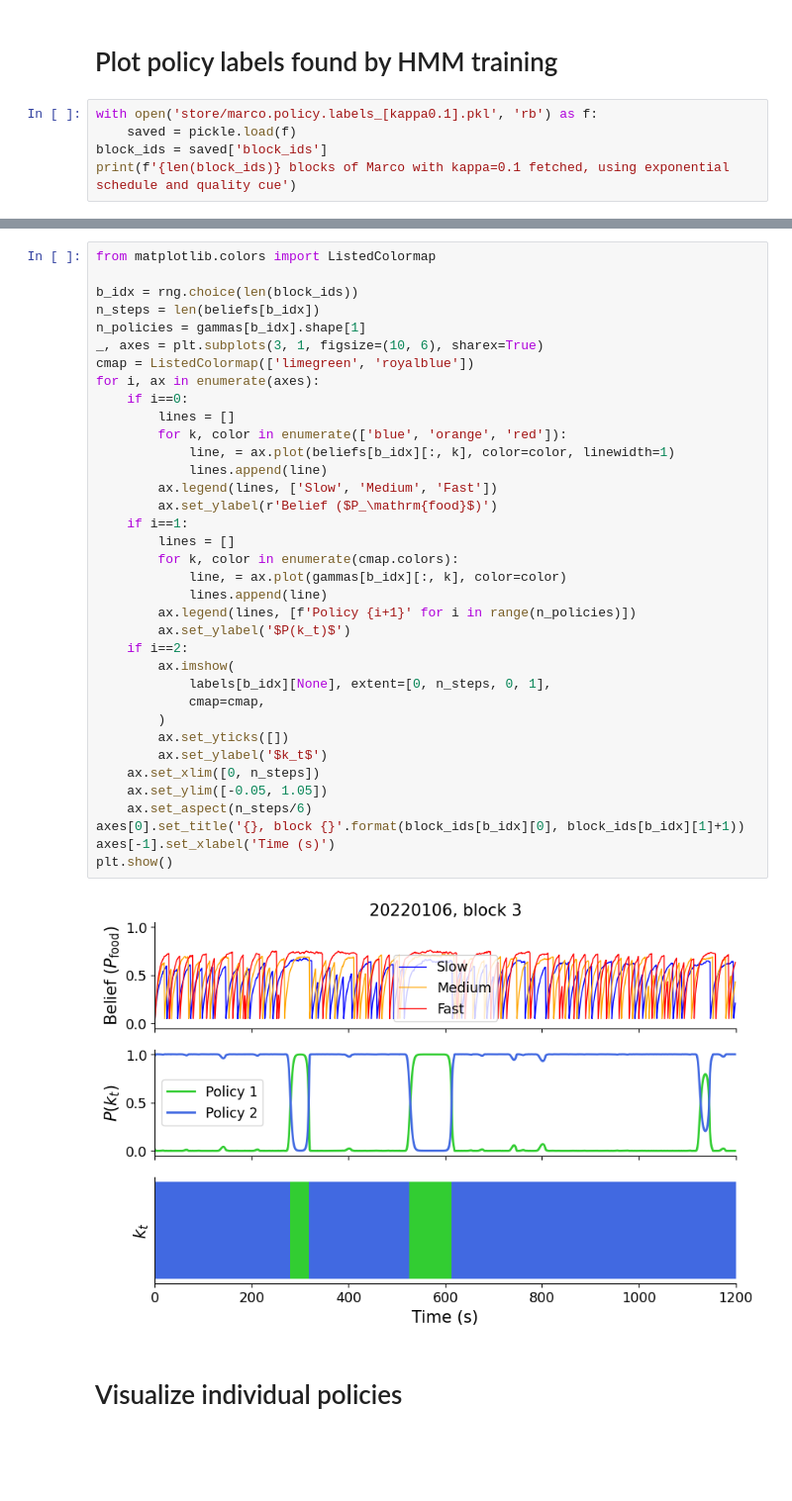
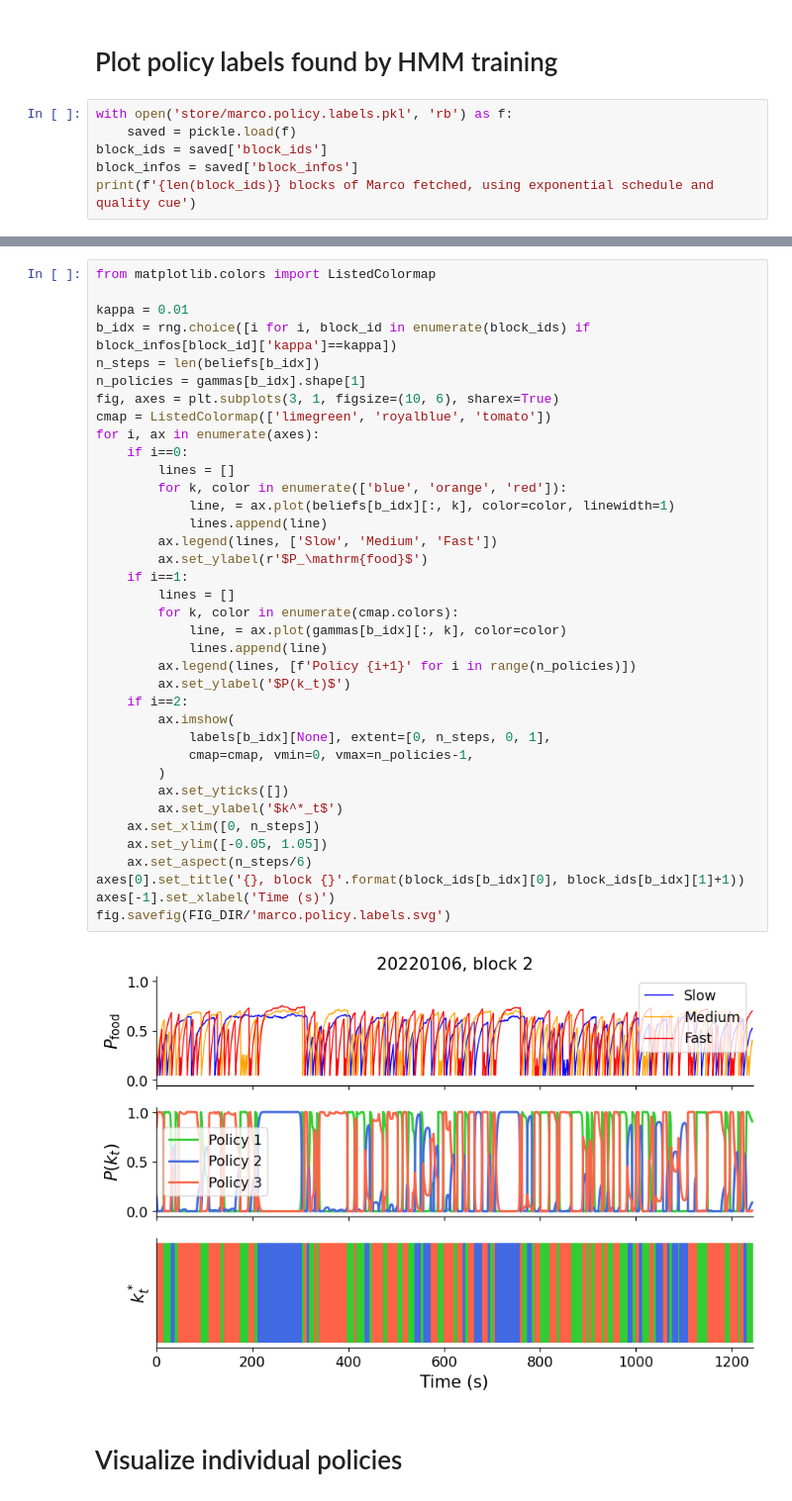
Before and after one commit to XaqLab/hex-arena, a Jupyter notebook: load-policy-labels.ipynb, the cells around one changed output, grey strips where cells are left out. Shown at 99% size. Saved outputs shown, nothing was run; the diff lists cells and outputs as text; blank space fills up the shorter version.

Commit message:
Add notebook for 3-policy visualization

```diff
--- a/load-policy-labels.ipynb
+++ b/load-policy-labels.ipynb
@@ -23,8 +23,9 @@ rng = np.random.default_rng()
 # %% [markdown]
 # Plot policy labels found by HMM training
 # %%
-with open('store/marco.policy.labels_[kappa0.1].pkl', 'rb') as f:
+with open('store/marco.policy.labels.pkl', 'rb') as f:
     saved = pickle.load(f)
 block_ids = saved['block_ids']
-print(f'{len(block_ids)} blocks of Marco with kappa=0.1 fetched, using exponential schedule and quality cue')
+block_infos = saved['block_infos']
+print(f'{len(block_ids)} blocks of Marco fetched, using exponential schedule and quality cue')
 # %% [output]
@@ -49,41 +50,42 @@ labels: (1367,)
 # %%
 from matplotlib.colors import ListedColormap
 
-b_idx = rng.choice(len(block_ids))
+kappa = 0.01
+b_idx = rng.choice([i for i, block_id in enumerate(block_ids) if block_infos[block_id]['kappa']==kappa])
 n_steps = len(beliefs[b_idx])
 n_policies = gammas[b_idx].shape[1]
-_, axes = plt.subplots(3, 1, figsize=(10, 6), sharex=True)
-cmap = ListedColormap(['limegreen', 'royalblue'])
+fig, axes = plt.subplots(3, 1, figsize=(10, 6), sharex=True)
+cmap = ListedColormap(['limegreen', 'royalblue', 'tomato'])
 for i, ax in enumerate(axes):
     if i==0:
         lines = []
         for k, color in enumerate(['blue', 'orange', 'red']):
             line, = ax.plot(beliefs[b_idx][:, k], color=color, linewidth=1)
             lines.append(line)
         ax.legend(lines, ['Slow', 'Medium', 'Fast'])
-        ax.set_ylabel(r'Belief ($P_\mathrm{food}$)')
+        ax.set_ylabel(r'$P_\mathrm{food}$')
     if i==1:
         lines = []
         for k, color in enumerate(cmap.colors):
             line, = ax.plot(gammas[b_idx][:, k], color=color)
             lines.append(line)
         ax.legend(lines, [f'Policy {i+1}' for i in range(n_policies)])
         ax.set_ylabel('$P(k_t)$')
     if i==2:
         ax.imshow(
             labels[b_idx][None], extent=[0, n_steps, 0, 1],
-            cmap=cmap,
+            cmap=cmap, vmin=0, vmax=n_policies-1,
         )
         ax.set_yticks([])
-        ax.set_ylabel('$k_t$')
+        ax.set_ylabel('$k^*_t$')
     ax.set_xlim([0, n_steps])
     ax.set_ylim([-0.05, 1.05])
     ax.set_aspect(n_steps/6)
 axes[0].set_title('{}, block {}'.format(block_ids[b_idx][0], block_ids[b_idx][1]+1))
 axes[-1].set_xlabel('Time (s)')
-plt.show()
+fig.savefig(FIG_DIR/'marco.policy.labels.svg')
 # %% [output]
-[figure, old version]
+[figure, new version]
 # %% [markdown]
 # Visualize individual policies
 # %%
```
Also changed, not shown: parts of 4 cells of this notebook, 3 other files.
